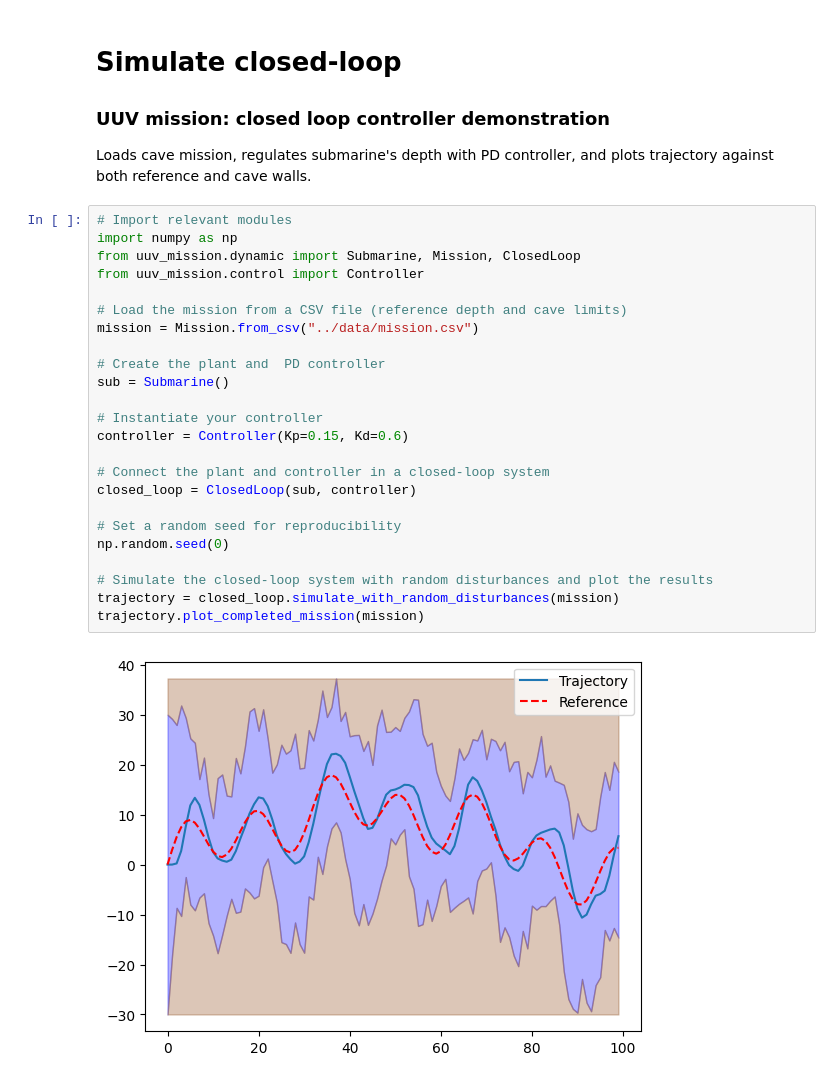
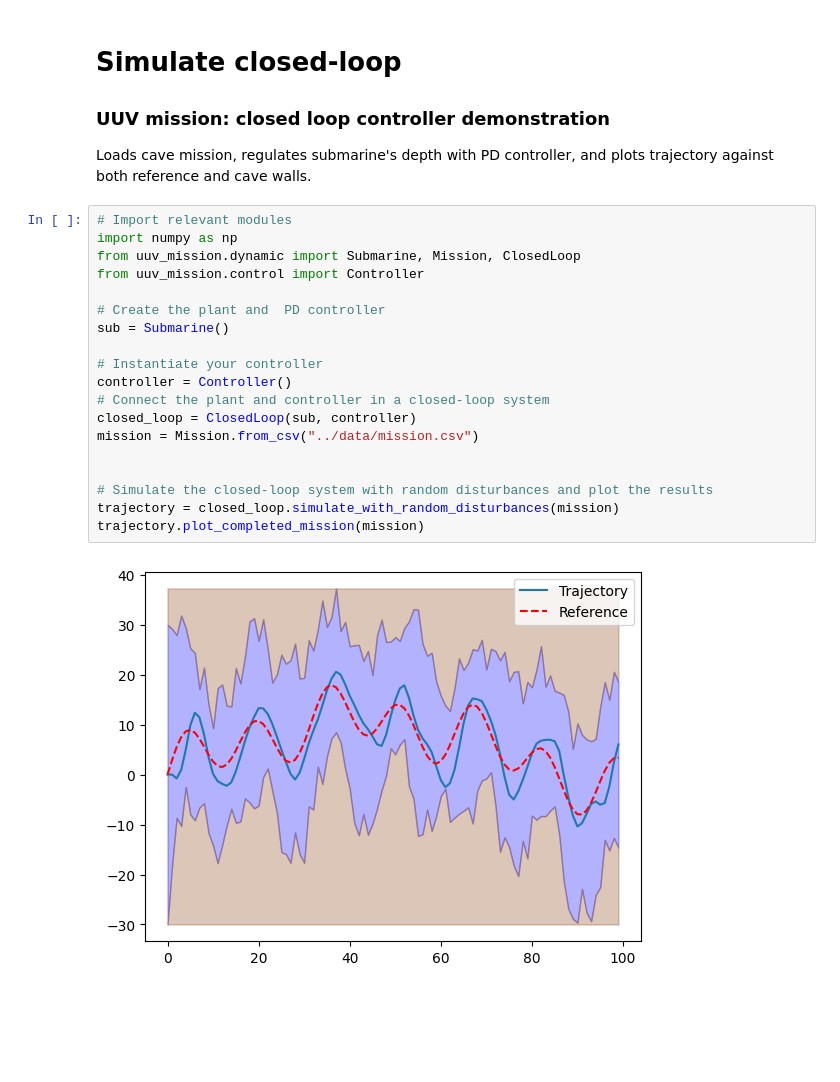
Before and after one commit to NivDawg/b1-coding-practical-mt24, a Jupyter notebook: notebooks/demo.ipynb, the cells around one changed output. Cells and saved outputs as stored; diff of their text form; blank space fills up the shorter version.

```diff
--- a/notebooks/demo.ipynb
+++ b/notebooks/demo.ipynb
@@ -26,26 +26,21 @@ Loads cave mission, regulates submarine's depth with PD controller, and plots tr
 # %%
 # Import relevant modules
 import numpy as np
 from uuv_mission.dynamic import Submarine, Mission, ClosedLoop
 from uuv_mission.control import Controller
 
-# Load the mission from a CSV file (reference depth and cave limits)
-mission = Mission.from_csv("../data/mission.csv")
-
 # Create the plant and  PD controller
 sub = Submarine()
 
 # Instantiate your controller
-controller = Controller(Kp=0.15, Kd=0.6)
-
+controller = Controller()
 # Connect the plant and controller in a closed-loop system
 closed_loop = ClosedLoop(sub, controller)
+mission = Mission.from_csv("../data/mission.csv")
 
-# Set a random seed for reproducibility
-np.random.seed(0)
 
 # Simulate the closed-loop system with random disturbances and plot the results
 trajectory = closed_loop.simulate_with_random_disturbances(mission)
 trajectory.plot_completed_mission(mission)
 # %% [output]
-[figure, old version]
+[figure, new version]
```
